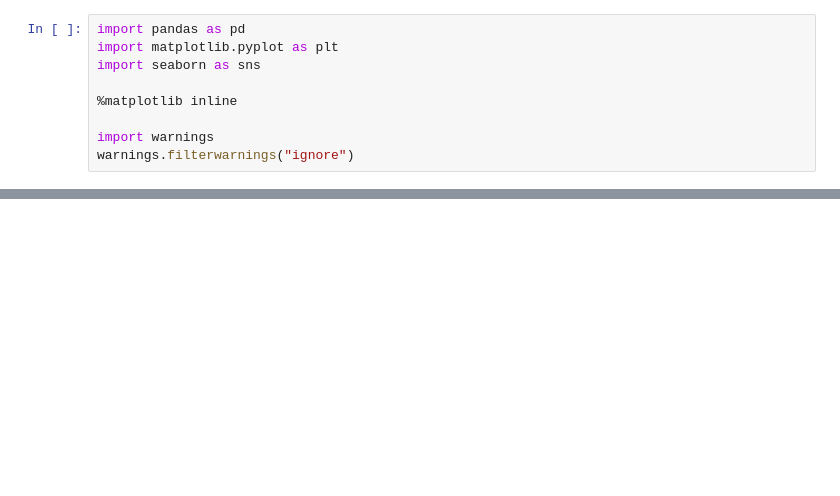
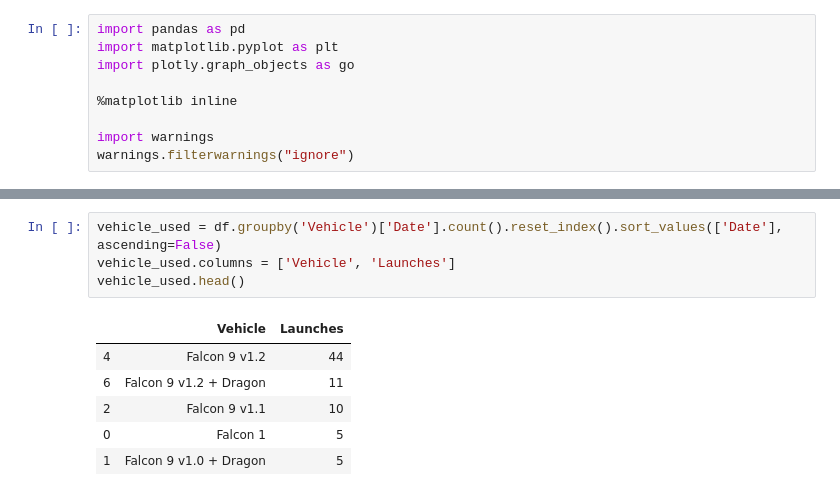
Before and after one commit to DanielPDWalker/SpaceX-Analysis, a Jupyter notebook: SpaceX Past Launch Analysis.ipynb, the cells around one changed output, grey strips where cells are left out. Drawn from its saved outputs; the diff is of its cells as text; blank space fills up the shorter version.

```diff
--- a/SpaceX Past Launch Analysis.ipynb
+++ b/SpaceX Past Launch Analysis.ipynb
@@ -1,7 +1,7 @@
 # %%
 import pandas as pd
 import matplotlib.pyplot as plt
-import seaborn as sns
+import plotly.graph_objects as go
 
 %matplotlib inline
 
@@ -17,3 +17,14 @@ df.tail()
 | 81 | 2008 Aug 03 | Falcon 1 | NaN | Kwajalein | LEO | 91.5 | Trailblazer / PRESat / NanoSail-D... | ORS / NASA / Celestis | ... |
 | 82 | 2007 Mar 21 | Falcon 1 | NaN | Kwajalein | LEO | NaN | DemoSat | DARPA | ... |
 | 83 | 2006 Mar 24 | Falcon 1 | NaN | Kwajalein | LEO | 19.5 | FalconSat | DARPA | ... |
+# %%
+vehicle_used = df.groupby('Vehicle')['Date'].count().reset_index().sort_values(['Date'], ascending=False)
+vehicle_used.columns = ['Vehicle', 'Launches']
+vehicle_used.head()
+# %% [output]
+|  | Vehicle | Launches |
+| 4 | Falcon 9 v1.2 | 44 |
+| 6 | Falcon 9 v1.2 + Dragon | 11 |
+| 2 | Falcon 9 v1.1 | 10 |
+| 0 | Falcon 1 | 5 |
+| 1 | Falcon 9 v1.0 + Dragon | 5 |
```
Also changed, not shown: parts of 1 cell of this notebook.
